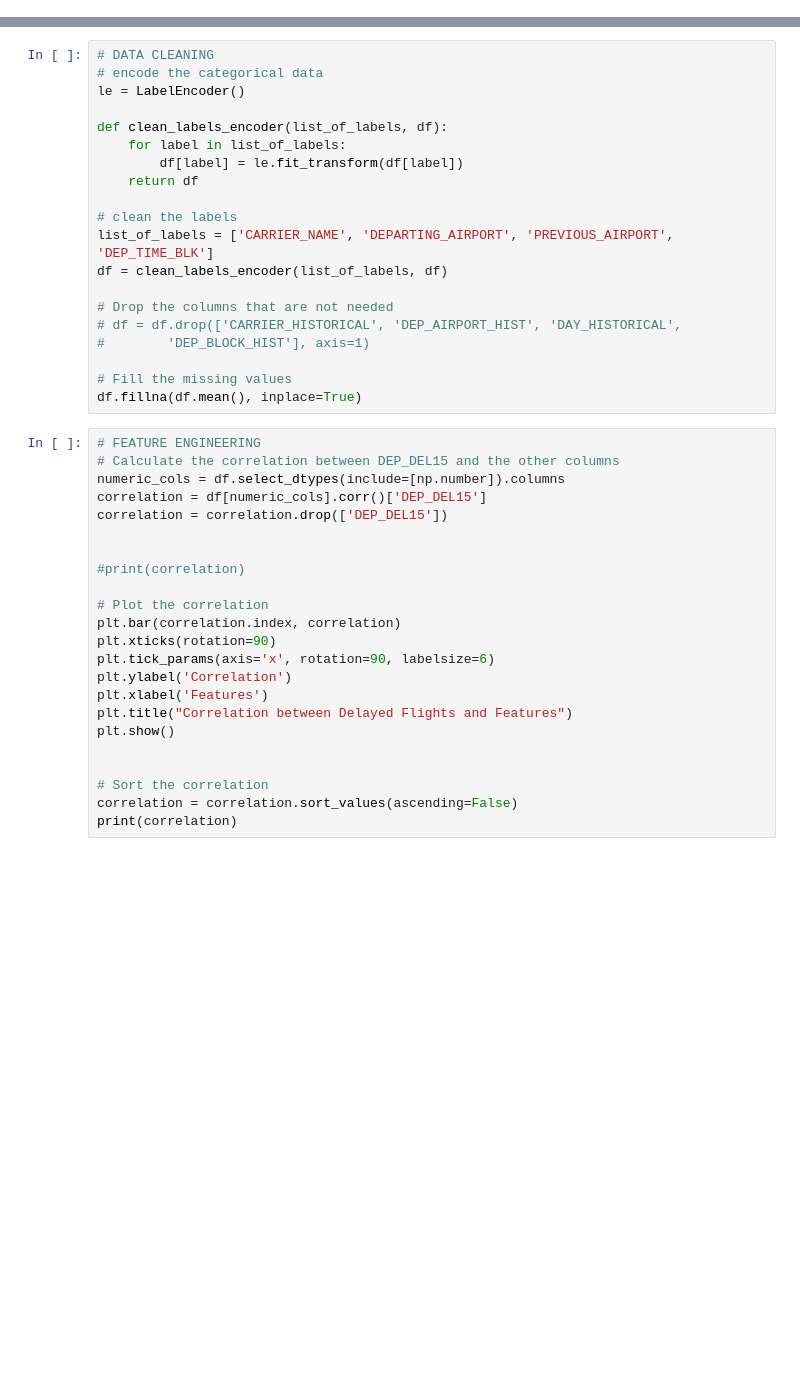
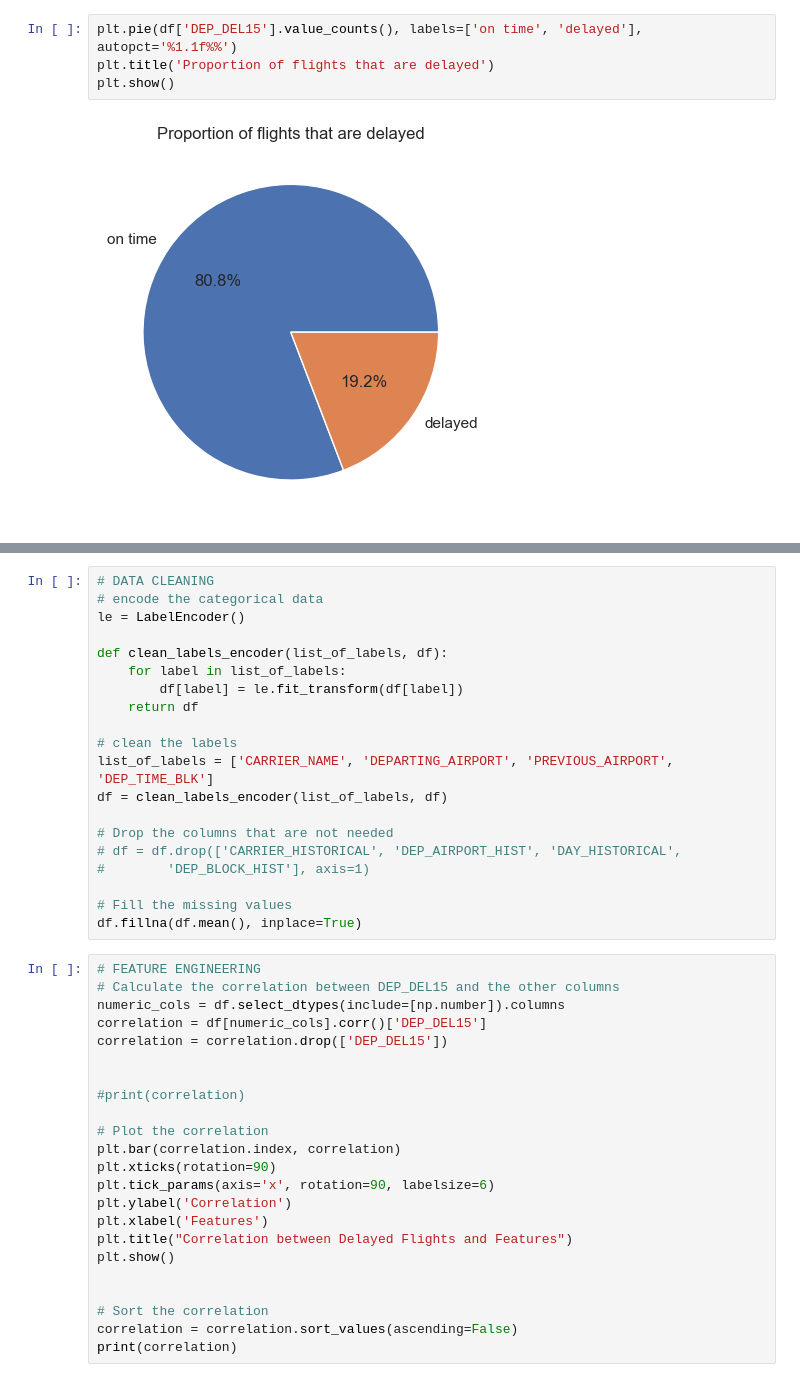
Before and after one commit to FraserW123/airline_project, a Jupyter notebook: main_notebook.ipynb, the cells around one changed output, grey strips where cells are left out. Drawn from its saved outputs; the diff is of its cells as text; blank space fills up the shorter version.

```diff
--- a/main_notebook.ipynb
+++ b/main_notebook.ipynb
@@ -39,3 +76,9 @@ delayed = df[df['DEP_DEL15'] == 1]
+# %%
+plt.pie(df['DEP_DEL15'].value_counts(), labels=['on time', 'delayed'], autopct='%1.1f%%')
+plt.title('Proportion of flights that are delayed')
+plt.show()
+# %% [output]
+[figure, added]
 # %%
 # Inital EDA
 # Plot the columns of the ontime and delayed flights and compare, put all the plots in the same figure
```
Also changed, not shown: parts of 19 cells of this notebook, 2 other files.
